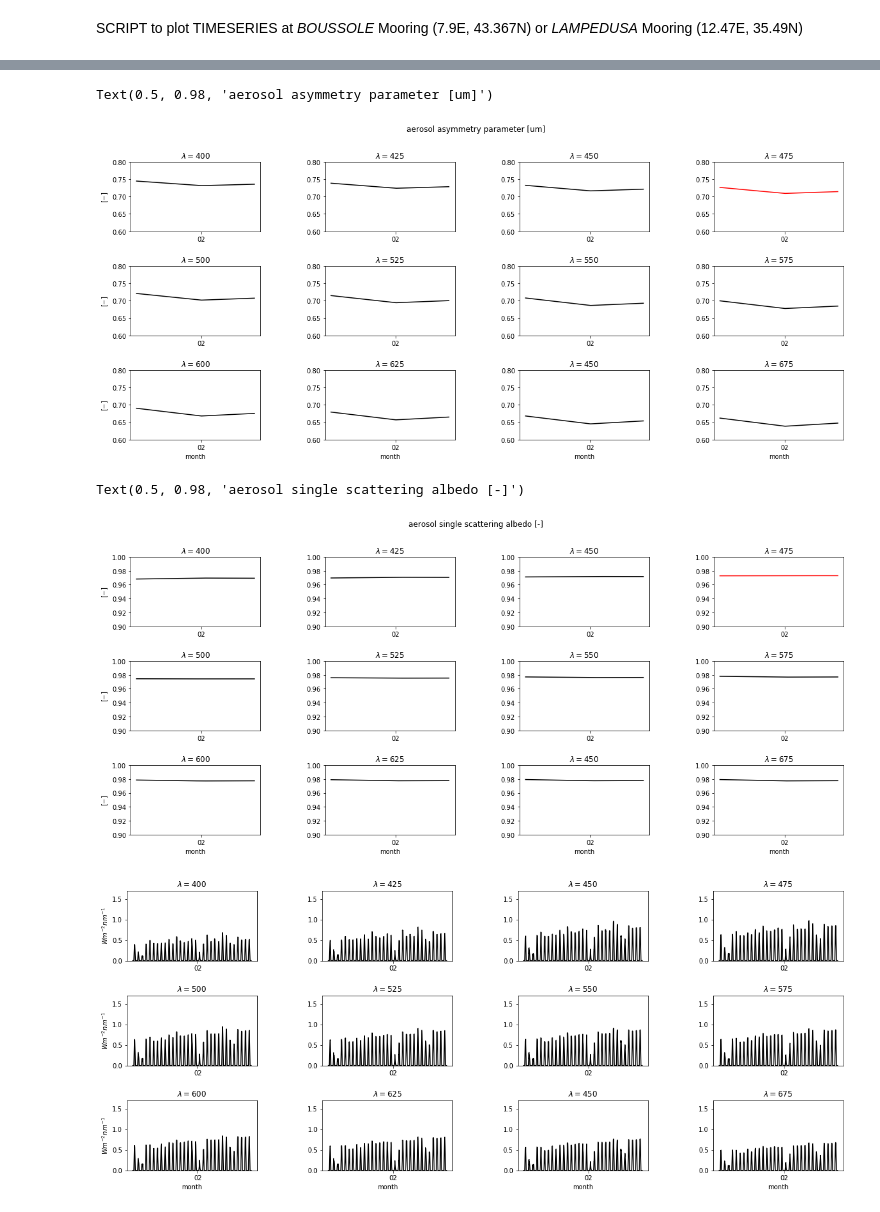
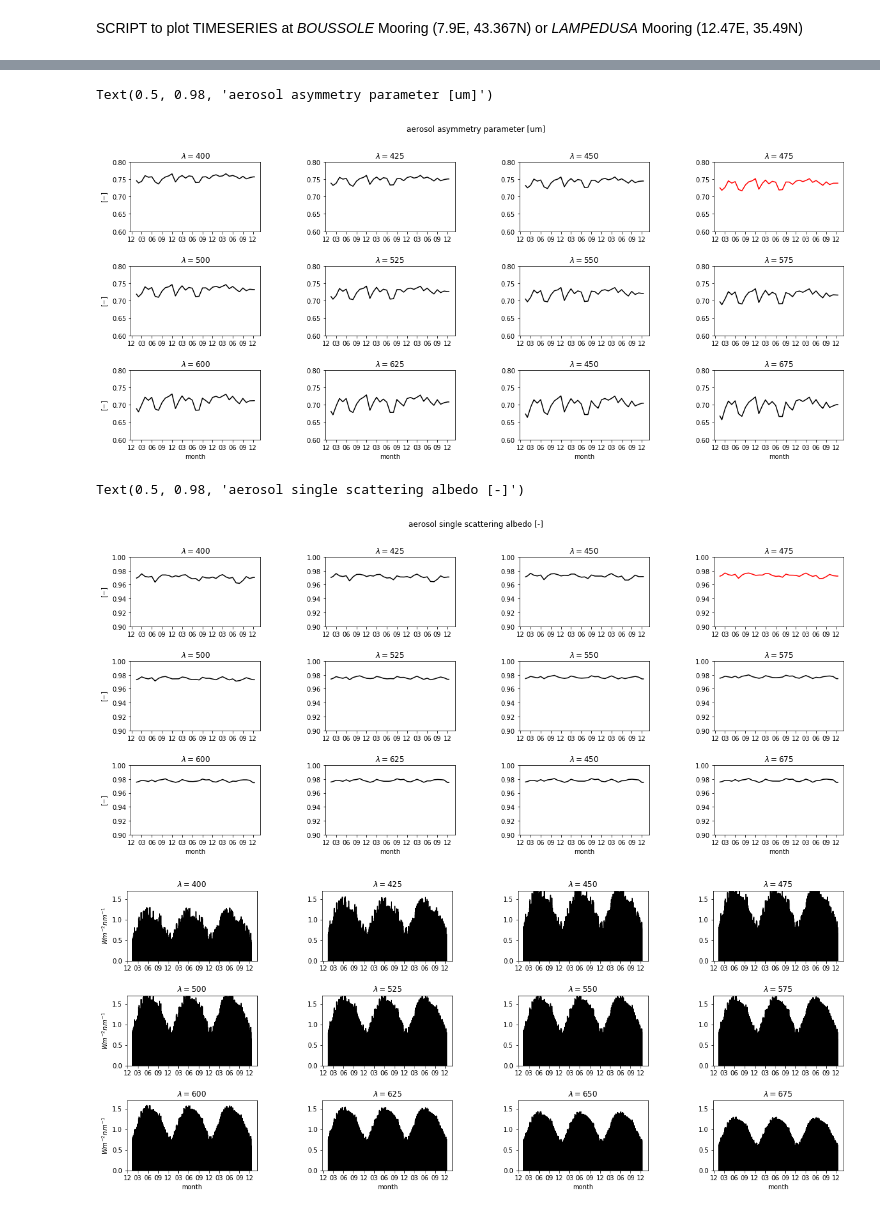
Before and after one commit to BIOPTIMOD/OASIM_ATM, a Jupyter notebook: tools/PYTHON-NOTEBOOKS/OASIM_T2.ipynb, the cells around one changed output, grey strips where cells are left out. Saved outputs shown, nothing was run; the diff lists cells and outputs as text; code cells hidden in the pictures.

```diff
--- a/tools/PYTHON-NOTEBOOKS/OASIM_T2.ipynb
+++ b/tools/PYTHON-NOTEBOOKS/OASIM_T2.ipynb
@@ -5,7 +5,7 @@ import numpy as np
 # %%
 import pandas as pd
 # %%
-df=pd.read_csv('/Users/plazzari/Downloads/BOUSSOLE2019.txt',sep=",",skiprows = 0, engine='python')
+df=pd.read_csv('/Users/plazzari/Downloads/LAMPEDUSA2019-2021.txt',sep=",",skiprows = 0, engine='python')
 # %%
 df
 # %% [output]
@@ -144,7 +144,7 @@ axs[2,3].plot(t_values,df['taua675'],c='k')
 for i in range(3):
     for j in range(4):
          axs[i,j].xaxis.set_major_formatter(mdates.DateFormatter('%m'))
-         axs[i,j].xaxis.set_major_locator(mdates.MonthLocator(interval=1))
+         axs[i,j].xaxis.set_major_locator(mdates.MonthLocator(interval=3))
          axs[i,j].set_ylim([0,0.5])
          axs[i,j].set_title(titles[i][j])
 for i in range(3):
@@ -176,7 +176,7 @@ axs[2,3].plot(t_values,df['asymp675'],c='k')
 for i in range(3):
     for j in range(4):
          axs[i,j].xaxis.set_major_formatter(mdates.DateFormatter('%m'))
-         axs[i,j].xaxis.set_major_locator(mdates.MonthLocator(interval=1))
+         axs[i,j].xaxis.set_major_locator(mdates.MonthLocator(interval=3))
          axs[i,j].set_ylim([0.6,0.8])
          axs[i,j].set_title(titles[i][j])
 for i in range(3):
@@ -186,7 +186,7 @@ for j in range(4):
 fig.suptitle('aerosol asymmetry parameter [um]')
 # %% [output]
 Text(0.5, 0.98, 'aerosol asymmetry parameter [um]')
-[figure, old version]
+[figure, new version]
 # %%
 fig, axs = plt.subplots(3,4,figsize=(20, 8),gridspec_kw = {'wspace':.5, 'hspace':.5})
 titles=[ [r'$\lambda=400$',r'$\lambda=425$',r'$\lambda=450$',r'$\lambda=475$'],
@@ -208,7 +208,7 @@ axs[2,3].plot(t_values,df['ssalb675'],c='k')
 for i in range(3):
     for j in range(4):
          axs[i,j].xaxis.set_major_formatter(mdates.DateFormatter('%m'))
-         axs[i,j].xaxis.set_major_locator(mdates.MonthLocator(interval=1))
+         axs[i,j].xaxis.set_major_locator(mdates.MonthLocator(interval=3))
          axs[i,j].set_ylim([0.9,1.])
          axs[i,j].set_title(titles[i][j])
 for i in range(3):
@@ -218,34 +218,34 @@ for j in range(4):
 fig.suptitle('aerosol single scattering albedo [-]')
 # %% [output]
 Text(0.5, 0.98, 'aerosol single scattering albedo [-]')
-[figure, old version]
+[figure, new version]
 # %%
 fig, axs = plt.subplots(3,4,figsize=(20, 8),gridspec_kw = {'wspace':.5, 'hspace':.5})
 titles=[ [r'$\lambda=400$',r'$\lambda=425$',r'$\lambda=450$',r'$\lambda=475$'],
          [r'$\lambda=500$',r'$\lambda=525$',r'$\lambda=550$',r'$\lambda=575$'],
-         [r'$\lambda=600$',r'$\lambda=625$',r'$\lambda=450$',r'$\lambda=675$']]
+         [r'$\lambda=600$',r'$\lambda=625$',r'$\lambda=650$',r'$\lambda=675$']]
 
 axs[0,0].plot(t_values,(df['ed_400']+df['es_400'])/25.,c='k')
 axs[0,1].plot(t_values,(df['ed_425']+df['es_425'])/25.,c='k')
 axs[0,2].plot(t_values,(df['ed_450']+df['es_450'])/25.,c='k')
 axs[0,3].plot(t_values,(df['ed_475']+df['es_475'])/25.,c='k')
 axs[1,0].plot(t_values,(df['ed_500']+df['es_500'])/25.,c='k')
 axs[1,1].plot(t_values,(df['ed_525']+df['es_525'])/25.,c='k')
 axs[1,2].plot(t_values,(df['ed_550']+df['es_550'])/25.,c='k')
 axs[1,3].plot(t_values,(df['ed_575']+df['es_575'])/25.,c='k')
 axs[2,0].plot(t_values,(df['ed_600']+df['es_600'])/25.,c='k')
 axs[2,1].plot(t_values,(df['ed_625']+df['es_625'])/25.,c='k')
 axs[2,2].plot(t_values,(df['ed_650']+df['es_650'])/25.,c='k')
 axs[2,3].plot(t_values,(df['ed_675']+df['es_675'])/25.,c='k')
 for i in range(3):
     for j in range(4):
          axs[i,j].xaxis.set_major_formatter(mdates.DateFormatter('%m'))
-         axs[i,j].xaxis.set_major_locator(mdates.MonthLocator(interval=1))
+         axs[i,j].xaxis.set_major_locator(mdates.MonthLocator(interval=3))
          axs[i,j].set_ylim([0,1.7])
          axs[i,j].set_title(titles[i][j])
 for i in range(3):
     axs[i,0].set_ylabel(r'$Wm^{-2}nm^{-1}$')
 for j in range(4):
     axs[2,j].set_xlabel('month')
 # %% [output]
-[figure, old version]
+[figure, new version]
```
Also changed, not shown: parts of 11 cells of this notebook.
